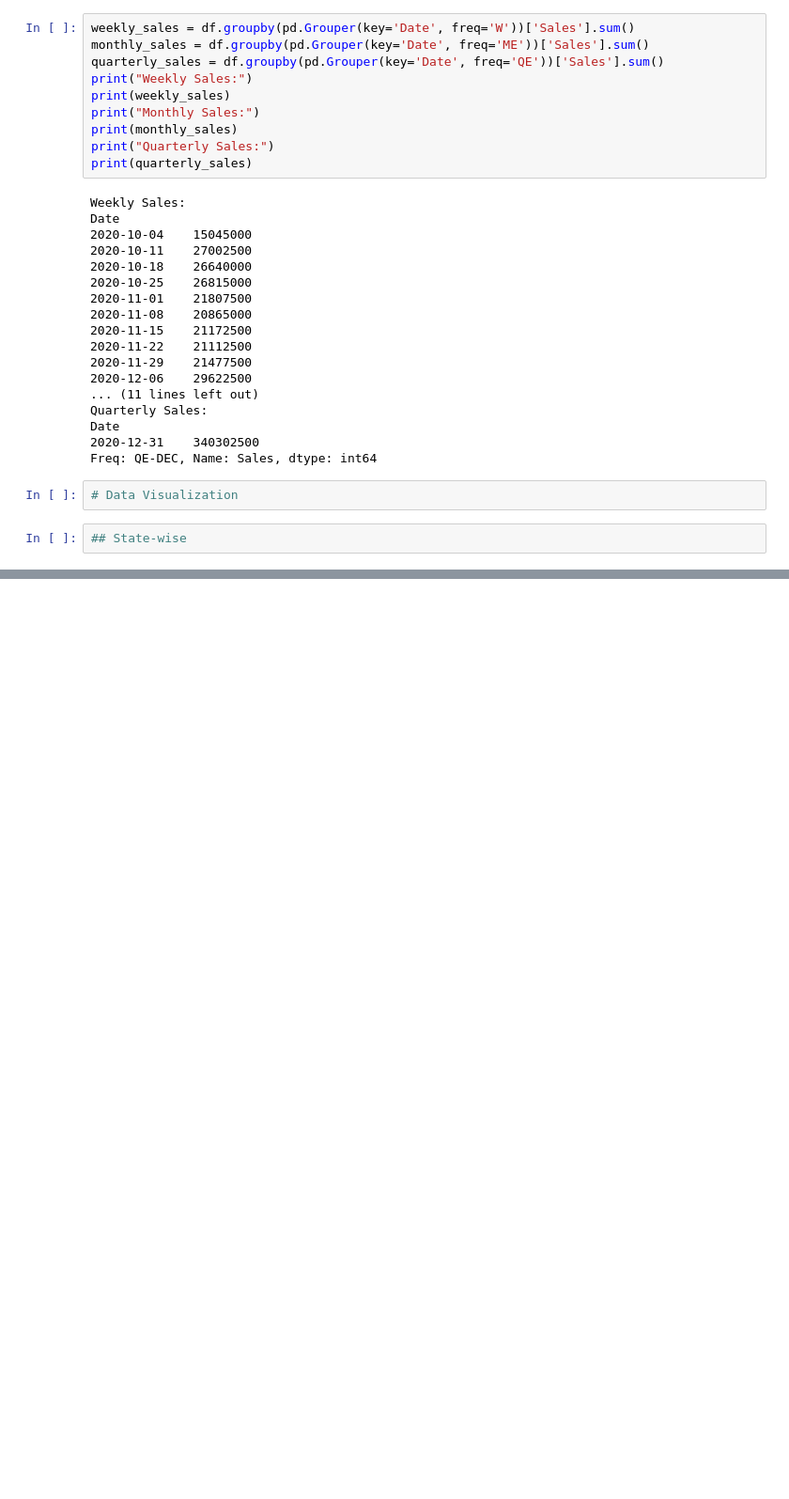
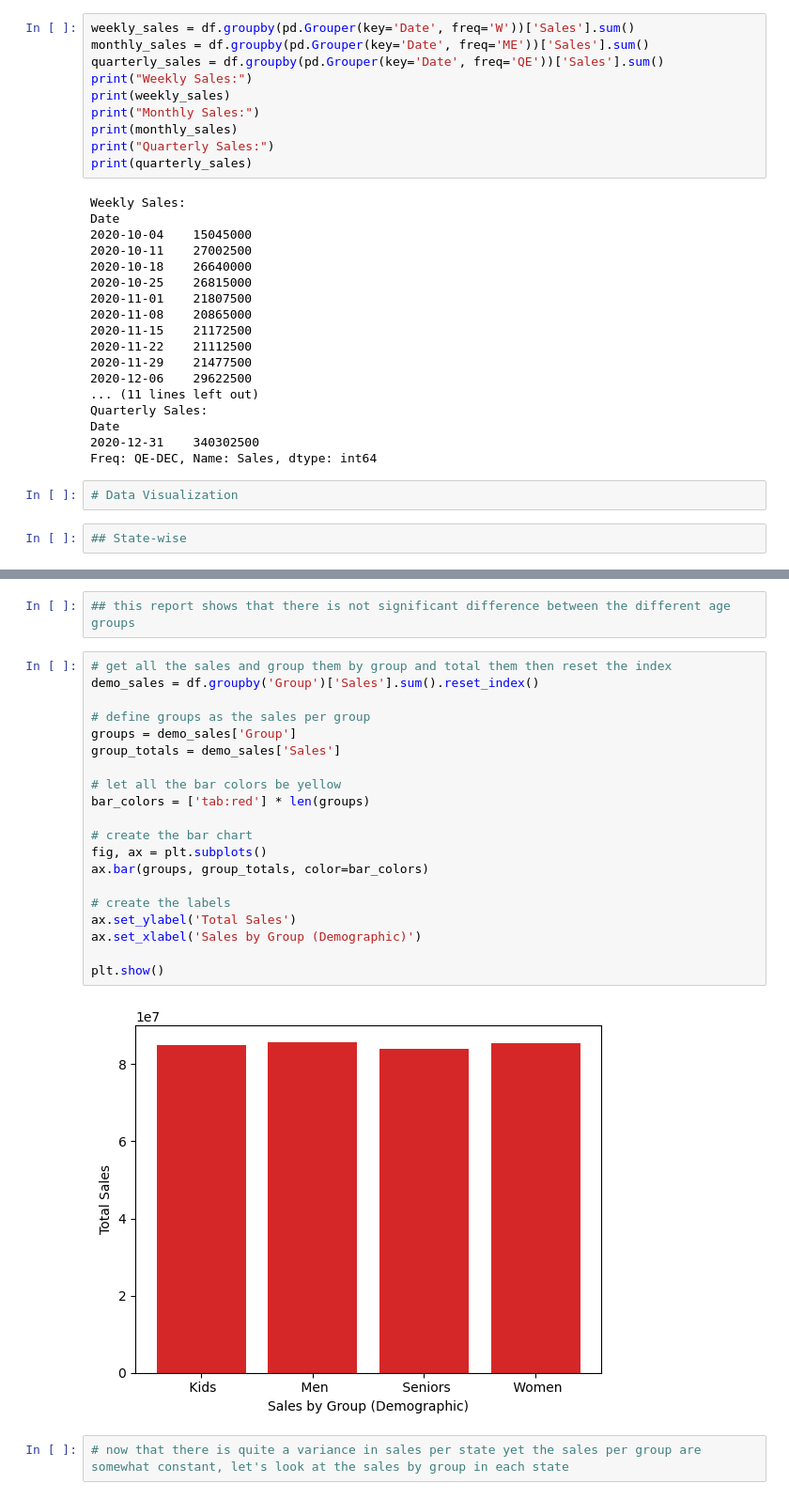
Before and after one commit to aliehs111/AAL_sales, a Jupyter notebook: AAL.ipynb, the cells around one changed output, grey strips where cells are left out. Shown at 94% size. Cells and saved outputs as stored; diff of their text form; blank space fills up the shorter version.

Commit message:
adds bar charts and stacked bar charts showing sales in states and groups

```diff
--- a/AAL.ipynb
+++ b/AAL.ipynb
@@ -162,0 +175,26 @@ plt.show()
+# %%
+## this report shows that there is not significant difference between the different age groups
+# %%
+# get all the sales and group them by group and total them then reset the index
+demo_sales = df.groupby('Group')['Sales'].sum().reset_index()
+
+# define groups as the sales per group
+groups = demo_sales['Group']
+group_totals = demo_sales['Sales']
+
+# let all the bar colors be yellow
+bar_colors = ['tab:red'] * len(groups)
+
+# create the bar chart
+fig, ax = plt.subplots()
+ax.bar(groups, group_totals, color=bar_colors)
+
+# create the labels
+ax.set_ylabel('Total Sales')
+ax.set_xlabel('Sales by Group (Demographic)')
+
+plt.show()
+# %% [output]
+[figure, added]
+# %%
+# now that there is quite a variance in sales per state yet the sales per group are somewhat constant, let's look at the sales by group in each state
```
Also changed, not shown: parts of 8 cells of this notebook.
